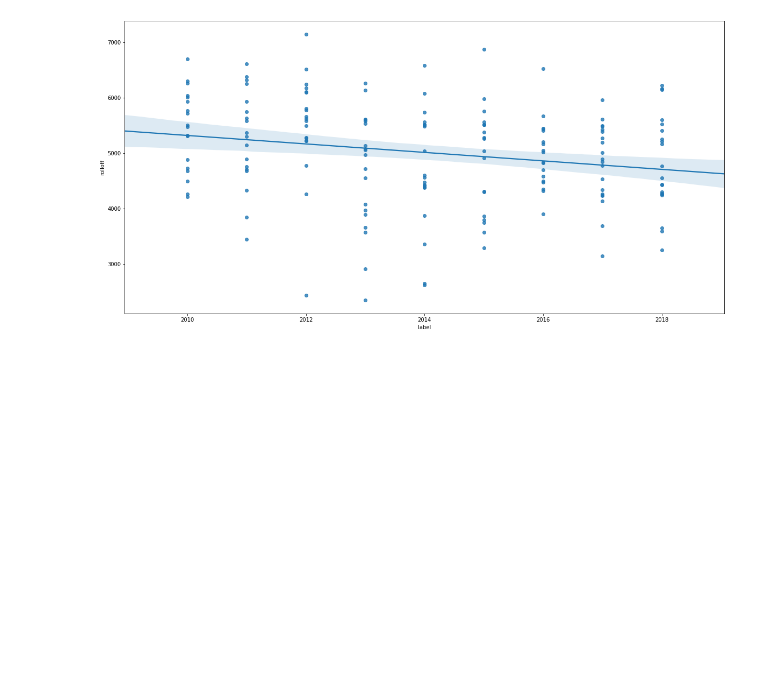
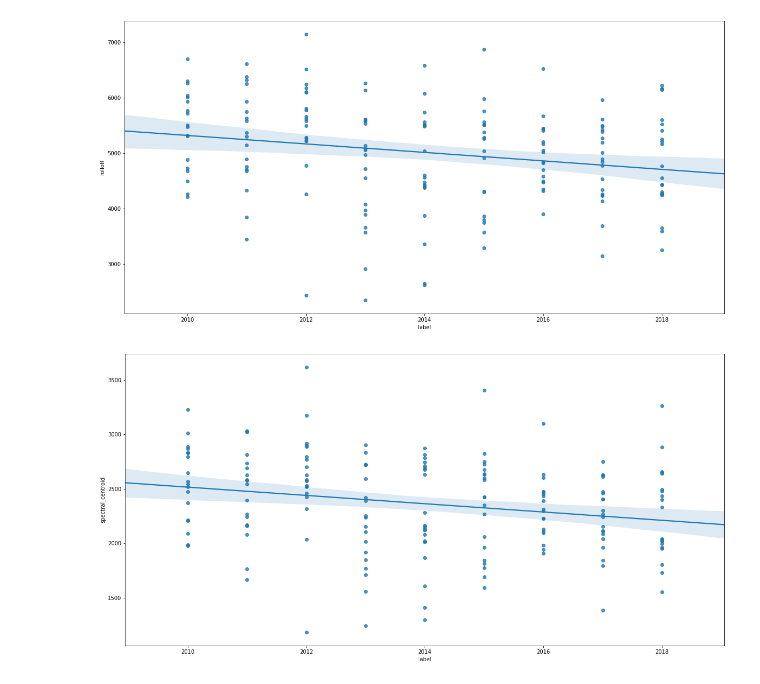
Before and after one commit to aaronabraham311/SoundOff, a Jupyter notebook: scripts/eda.ipynb, the cells around one changed output. Cells and saved outputs as stored; diff of their text form; code cells hidden in the pictures; blank space fills up the shorter version.

```diff
--- a/scripts/eda.ipynb
+++ b/scripts/eda.ipynb
@@ -193,4 +193,6 @@ sns.regplot(x="label", y="rolloff", data = data);
 [figure]
 # %%
 # Spectral centroid
-sns.regplot(x="label", y="rolloff", data = data);
+sns.regplot(x="label", y="spectral_centroid", data = data);
+# %% [output]
+[figure, added]
```
Also changed, not shown: parts of 2 cells of this notebook.
